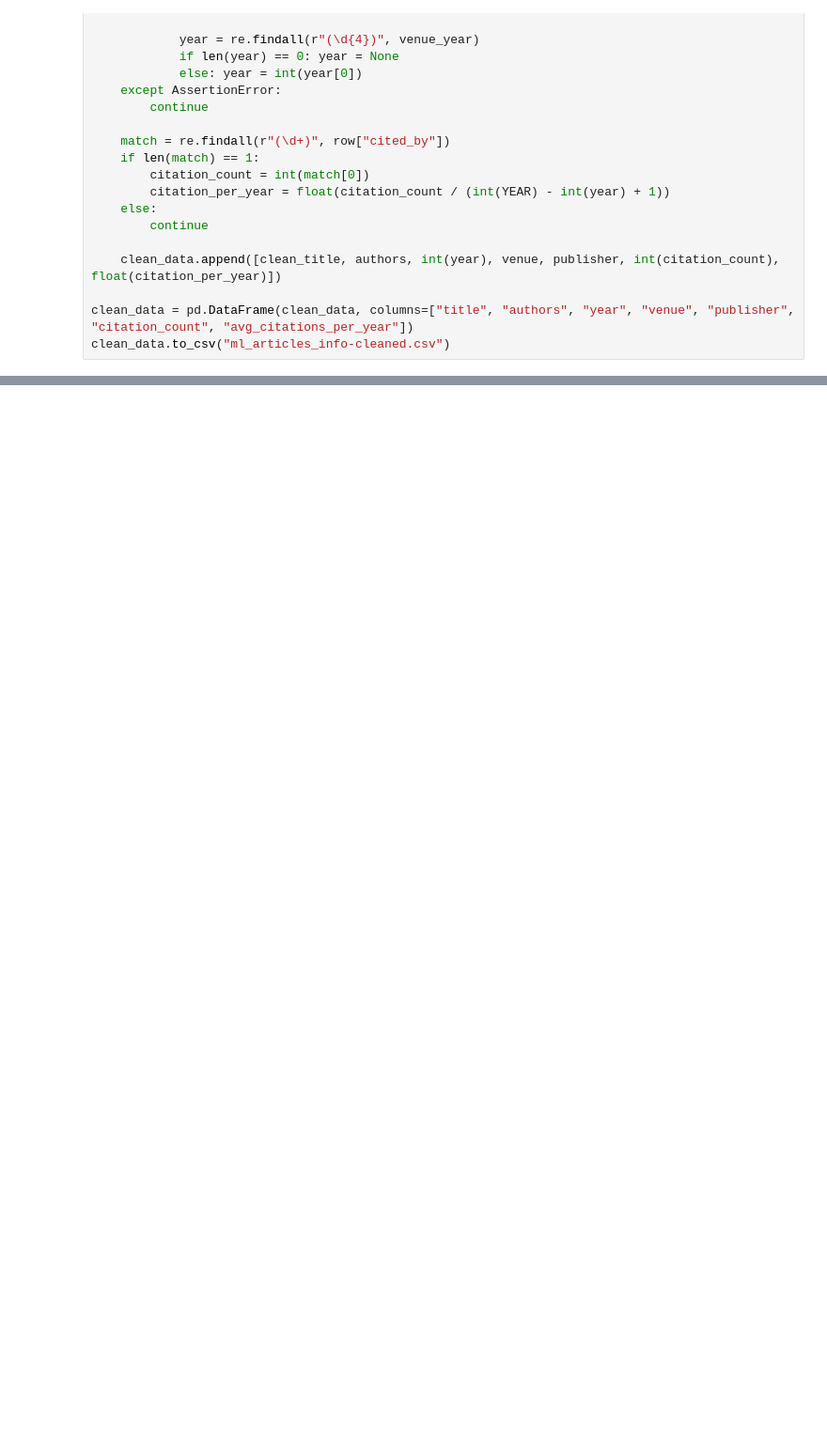
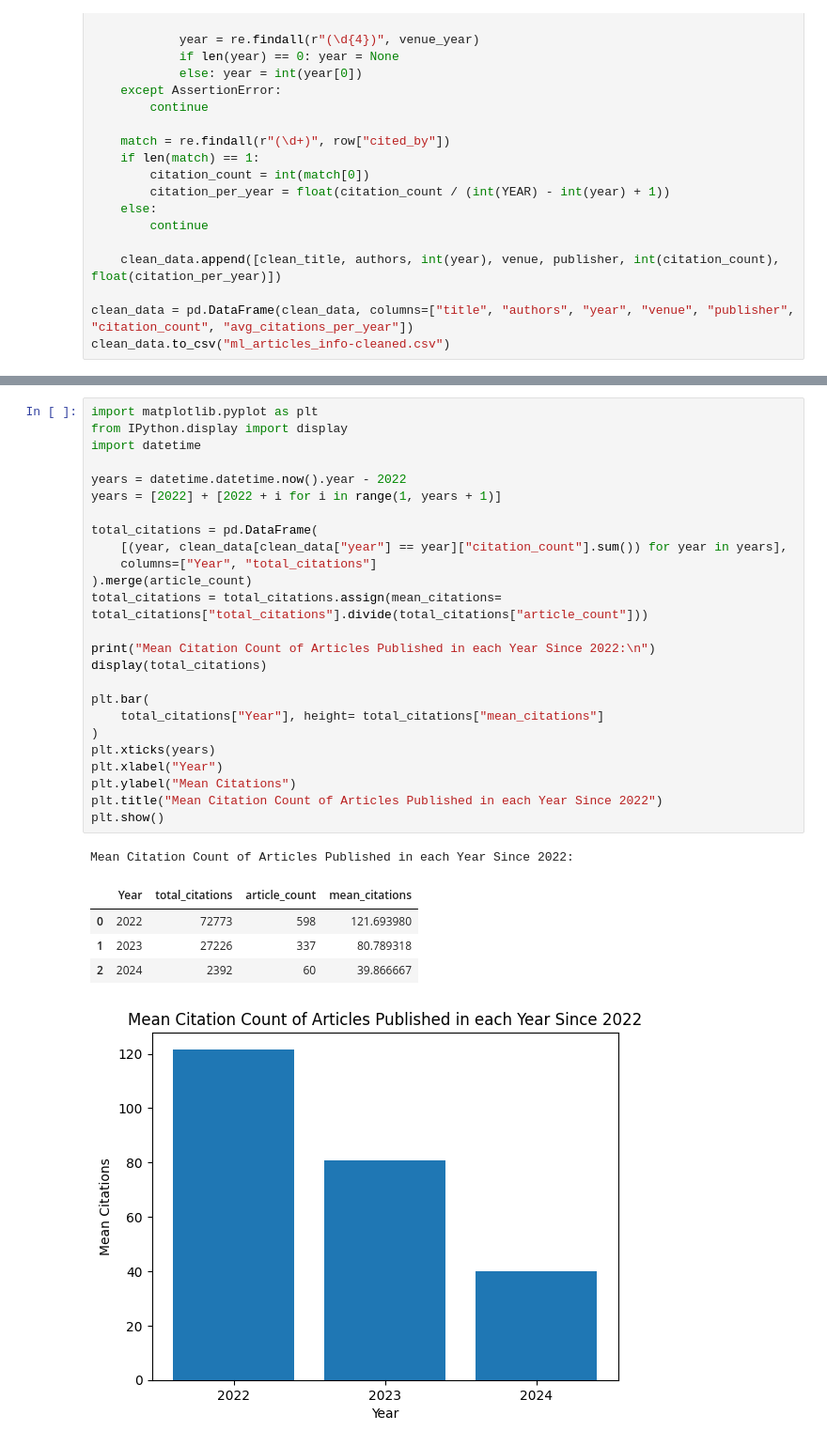
Before and after one commit to nickmgarfield/cos582, a Jupyter notebook: hw1.ipynb, the cells around one changed output, grey strips where cells are left out. Shown at 94% size. Cells and saved outputs as stored; diff of their text form; blank space fills up the shorter version.

```diff
--- a/hw1.ipynb
+++ b/hw1.ipynb
@@ -110,0 +190,32 @@ Articles published in 2023 or later with a total citation count exceeding 300:
+# %%
+import matplotlib.pyplot as plt
+from IPython.display import display
+import datetime
+
+years = datetime.datetime.now().year - 2022
+years = [2022] + [2022 + i for i in range(1, years + 1)]
+
+total_citations = pd.DataFrame(
+    [(year, clean_data[clean_data["year"] == year]["citation_count"].sum()) for year in years],
+    columns=["Year", "total_citations"]
+).merge(article_count)
+total_citations = total_citations.assign(mean_citations= total_citations["total_citations"].divide(total_citations["article_count"]))
+
+print("Mean Citation Count of Articles Published in each Year Since 2022:\n")
+display(total_citations)
+
+plt.bar(
+    total_citations["Year"], height= total_citations["mean_citations"]
+)
+plt.xticks(years)
+plt.xlabel("Year")
+plt.ylabel("Mean Citations")
+plt.title("Mean Citation Count of Articles Published in each Year Since 2022")
+plt.show()
+# %% [output]
+Mean Citation Count of Articles Published in each Year Since 2022:
+|  | Year | total_citations | article_count | mean_citations |
+| 0 | 2022 | 72773 | 598 | 121.693980 |
+| 1 | 2023 | 27226 | 337 | 80.789318 |
+| 2 | 2024 | 2392 | 60 | 39.866667 |
+[figure, added]
```
Also changed, not shown: parts of 8 cells of this notebook, 3 other files.
